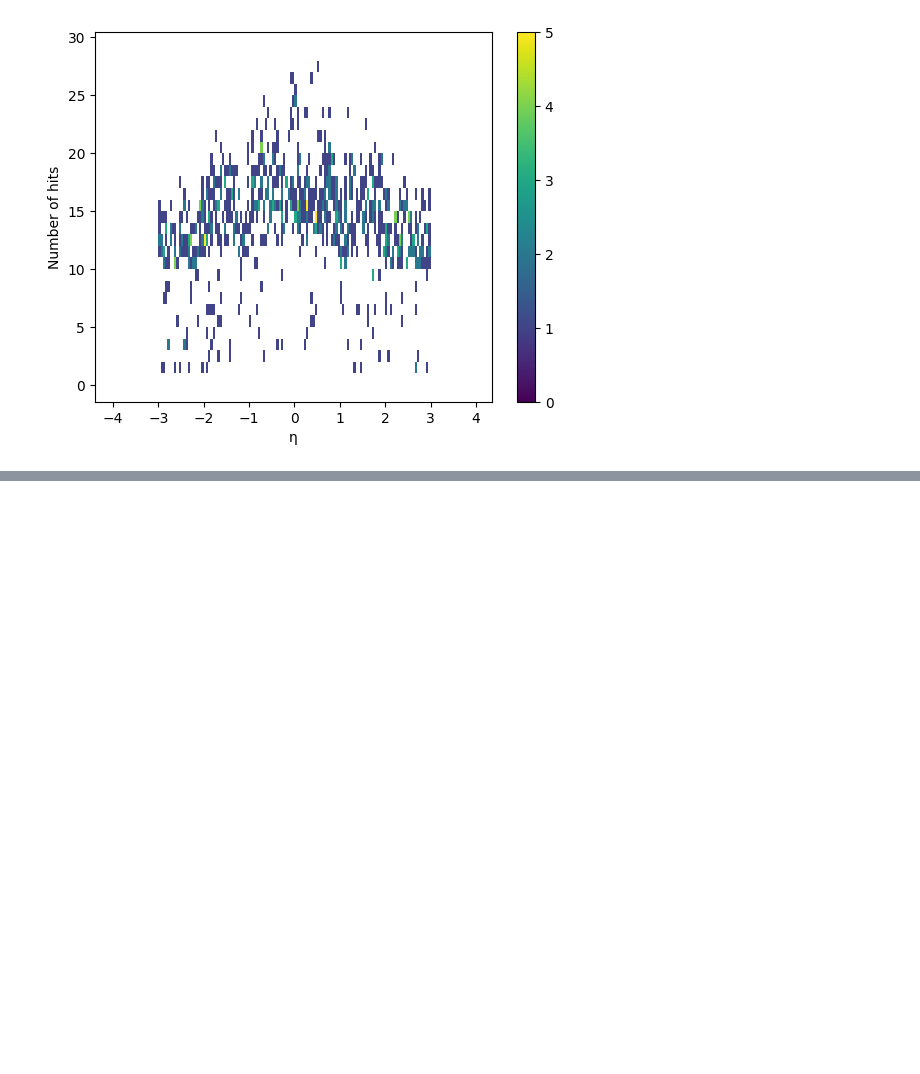
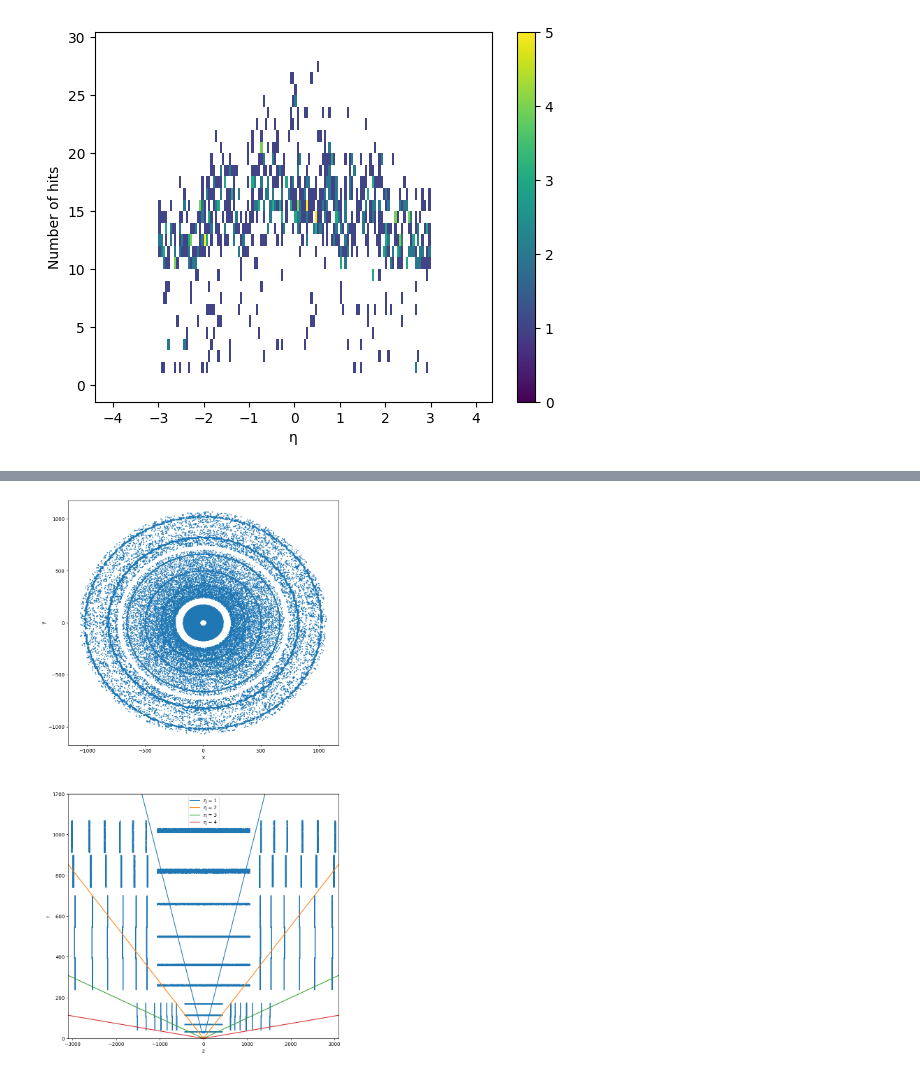
Before and after one commit to OpenDataDetector/ColliderML-Production, a Jupyter notebook: notebooks/0_DM_initial_exploration.ipynb, the cells around one changed output, grey strips where cells are left out. Drawn from its saved outputs; the diff is of its cells as text; code cells hidden in the pictures; blank space fills up the shorter version.

```diff
--- a/notebooks/0_DM_initial_exploration.ipynb
+++ b/notebooks/0_DM_initial_exploration.ipynb
@@ -543,0 +592,13 @@ plt.show()
+# %%
+# Uproot load
+hits_file = f"{geant_dir}/hits.root"
+hits_tree = uproot.open(hits_file)
+
+# Get the first entry in the tree
+print(hits_tree.keys()) # ['hits;7', 'hits;6']
+
+# Get the hits data
+hits_data_1 = hits_tree['hits;1'].arrays()
+
+print(f"Lengths: {len(hits_data_1)}")
+print(f"Example of hits;6: {hits_data_1[0]}")
@@ -543,0 +646,3 @@ plt.show()
+# %%
+sample_event_id = 0
+sample_event_hits = hits_data_1[hits_data_1['event_id'] == sample_event_id]
@@ -543,0 +669,26 @@ plt.show()
+# %%
+x, y, z = sample_event_hits['tx'], sample_event_hits['ty'], sample_event_hits['tz']
+r, phi = np.sqrt(x**2 + y**2), np.arctan2(y, x)
+
+# Plot x,y and r,z
+fig, ax = plt.subplots(2, 1, figsize=(10, 20))
+ax[0].scatter(x, y, s=1)
+ax[1].scatter(z, r, s=1)
+ax[0].set_xlabel('x')
+ax[0].set_ylabel('y')
+
+# Add eta lines to the r, z plot, with a fixed z range of +/- 3100 mm and r range of 0 - 1200 mm
+z_vals = np.linspace(-3100, 3100, 100)
+eta_vals = np.array([1, 2, 3, 4])
+for eta in eta_vals:
+    theta = 2 * np.arctan(np.exp(-eta))  # Convert eta to theta
+    r_vals = np.abs(z_vals * np.tan(theta))  # Calculate r from z and theta
+    ax[1].plot(z_vals, r_vals, label=f"η = {eta}")
+ax[1].legend()
+ax[1].set_xlabel('z')
+ax[1].set_ylabel('r')
+ax[1].set_xlim(-3100, 3100)
+ax[1].set_ylim(0, 1200)
+plt.show()
+# %% [output]
+[figure, added]
```
Also changed, not shown: parts of 49 cells of this notebook, 53 other files.
